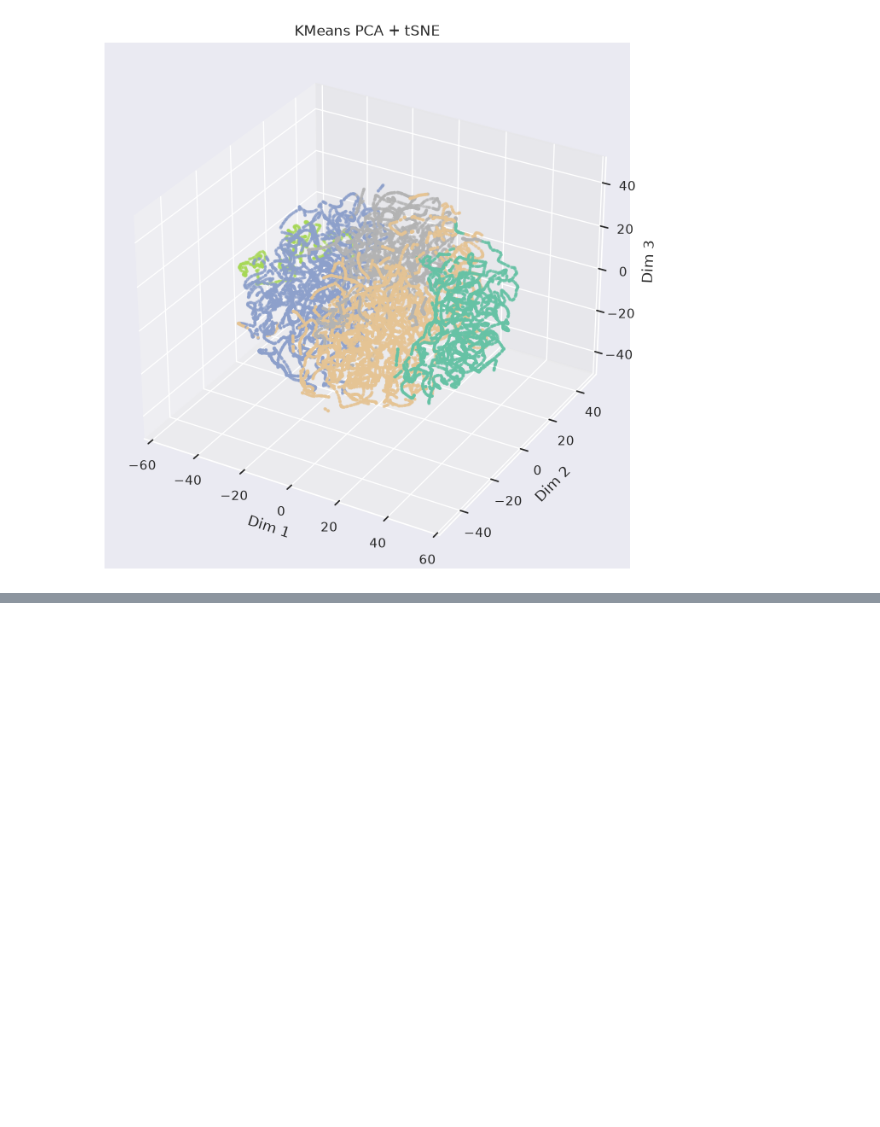
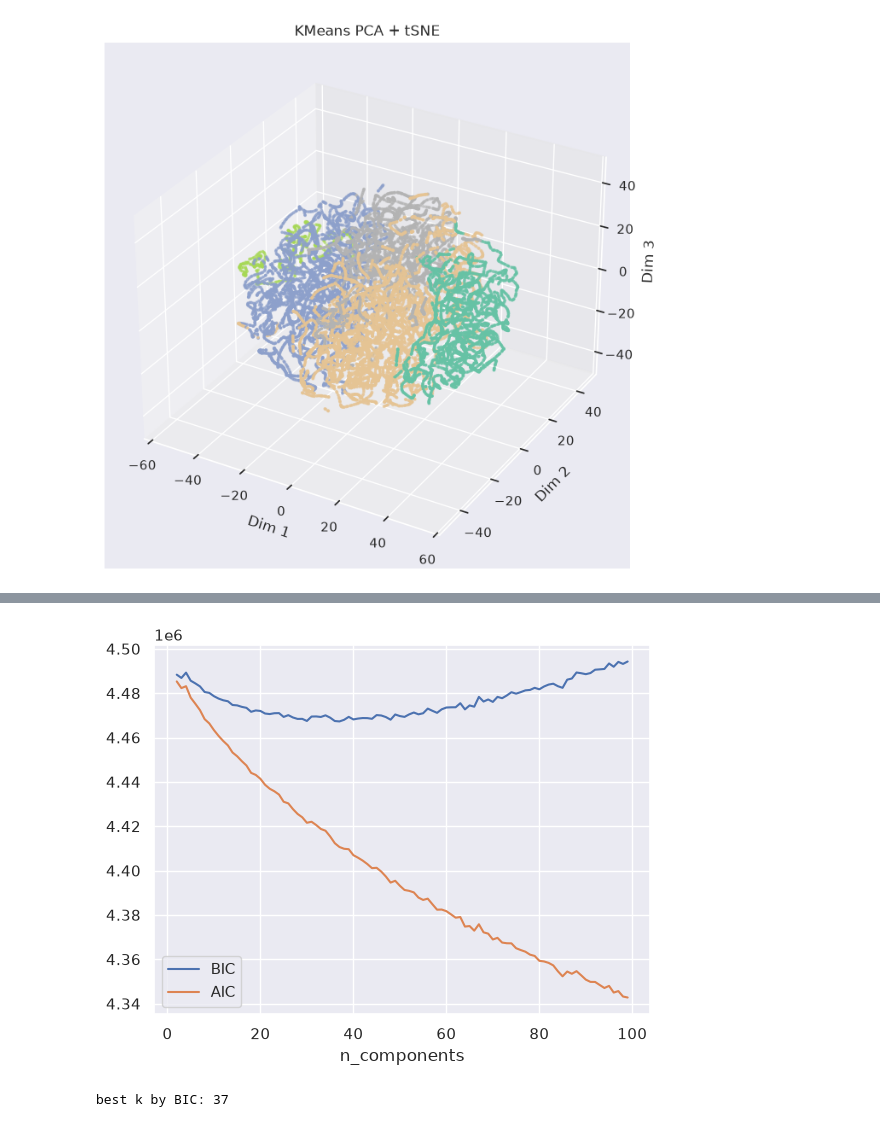
Before and after one commit to itsadhin/Weather-Latent-Space-Clustering, a Jupyter notebook: Weather_cluster.ipynb, the cells around one changed output, grey strips where cells are left out. Cells and saved outputs as stored; diff of their text form; code cells hidden in the pictures; blank space fills up the shorter version.

```diff
--- a/Weather_cluster.ipynb
+++ b/Weather_cluster.ipynb
@@ -447,0 +424,15 @@ Silhouette Score:  0.10835885256528854
+# %%
+rows = []
+u = umap.UMAP(n_components=10, random_state=42).fit_transform(scores_pca_new)
+for mcs, ms in itertools.product((50, 100, 200, 400, 800), (5, 10, 20, 50)):
+    if ms > mcs:
+        continue
+    lab = HDBSCAN(min_cluster_size=mcs, min_samples=ms,copy=True).fit_predict(u)
+    mask = lab != -1
+    k = len(set(lab)) - (1 if -1 in lab else 0)
+    sil = (silhouette_score(u[mask], lab[mask], sample_size=10000, random_state=42)
+           if k > 1 else np.nan)
+    rows.append((mcs, ms, k, round((~mask).mean(), 3), round(sil, 3)))
+
+res = pd.DataFrame(rows, columns=["min_cluster_size", "min_samples", "clusters", "noise", "sil"])
+print(res.sort_values("sil", ascending=False))
@@ -447,0 +457,15 @@ Silhouette Score:  0.10835885256528854
+# %%
+rows = []
+u = umap.UMAP(n_components=10, random_state=42).fit_transform(scores_pca_scaled)
+for mcs, ms in itertools.product((50, 100, 200, 400, 800), (5, 10, 20, 50)):
+    if ms > mcs:
+        continue
+    lab = HDBSCAN(min_cluster_size=mcs, min_samples=ms,copy=True).fit_predict(u)
+    mask = lab != -1
+    k = len(set(lab)) - (1 if -1 in lab else 0)
+    sil = (silhouette_score(u[mask], lab[mask], sample_size=10000, random_state=42)
+           if k > 1 else np.nan)
+    rows.append((mcs, ms, k, round((~mask).mean(), 3), round(sil, 3)))
+
+res = pd.DataFrame(rows, columns=["min_cluster_size", "min_samples", "clusters", "noise", "sil"])
+print(res.sort_values("sil", ascending=False))
@@ -447,0 +550,17 @@ Silhouette Score:  0.10835885256528854
+# %%
+ks = range(2, 100)
+bic, aic = [], []
+for k in ks:
+    g = GaussianMixture(n_components=k, covariance_type="diag", n_init=3, random_state=42).fit(scores_pca_new)
+    bic.append(g.bic(scores_pca_new))
+    aic.append(g.aic(scores_pca_new))
+
+plt.plot(ks, bic, label="BIC")
+plt.plot(ks, aic, label="AIC")
+plt.xlabel("n_components")
+plt.legend()
+plt.show()
+print("best k by BIC:", list(ks)[int(np.argmin(bic))])
+# %% [output]
+[figure, added]
+best k by BIC: 37
```
Also changed, not shown: parts of 11 cells of this notebook.
